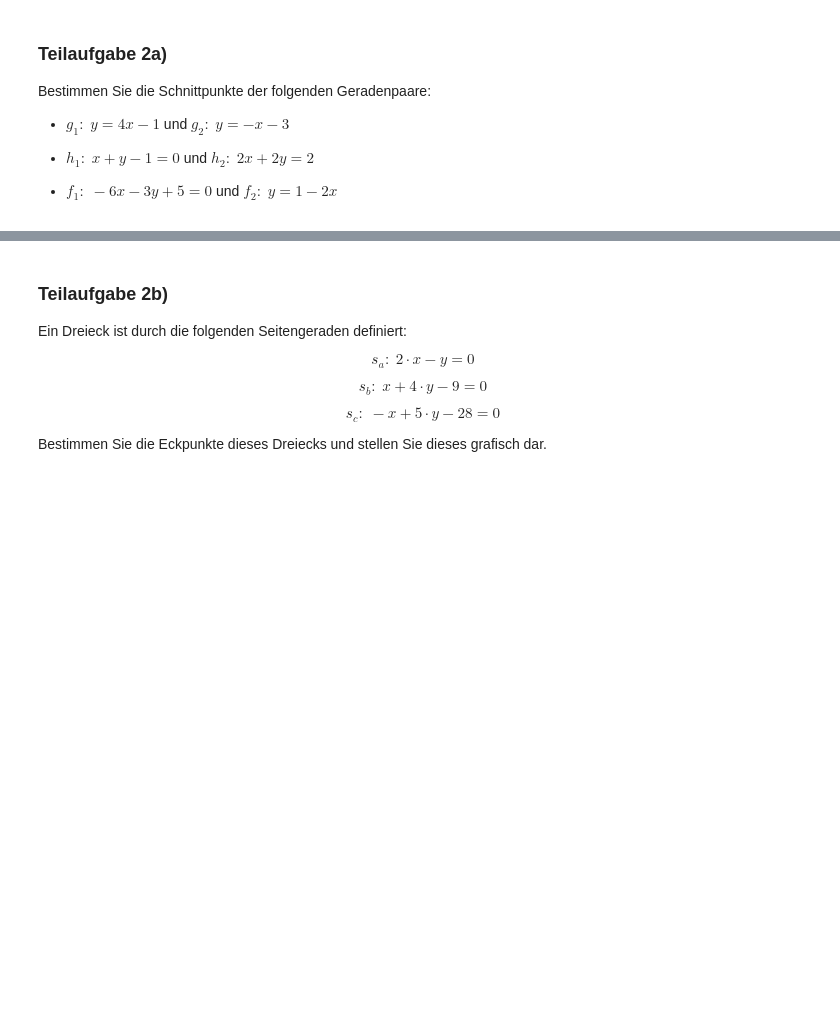
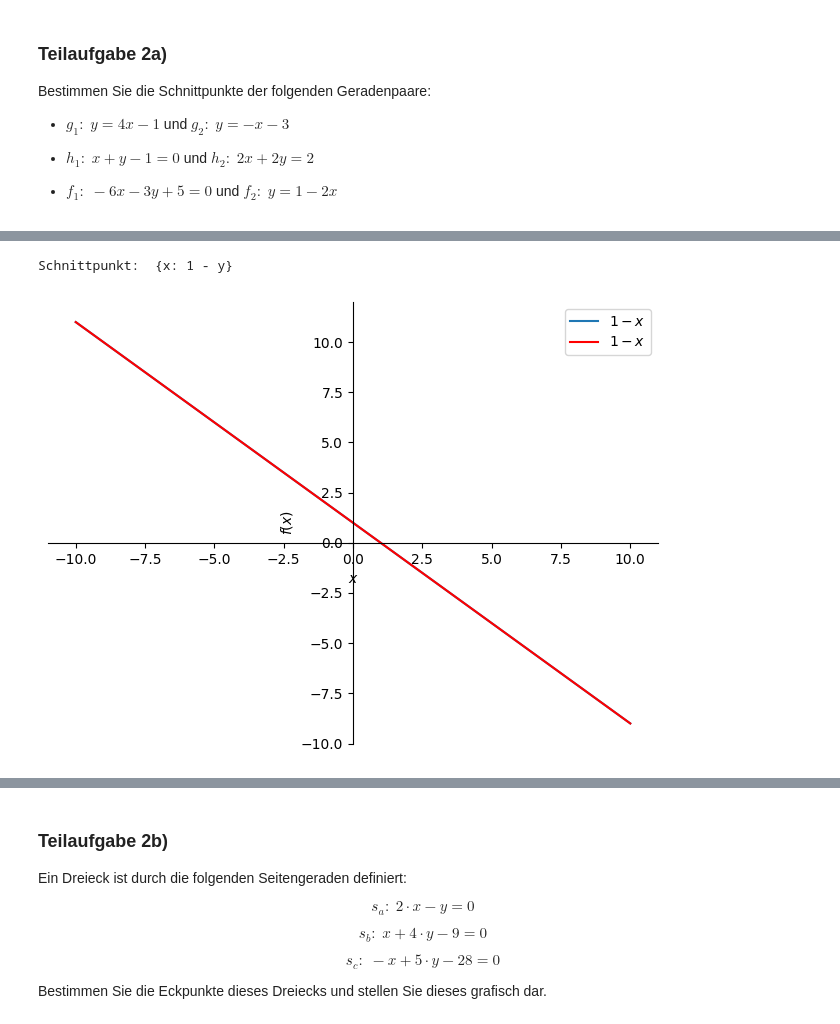
Before and after one commit to noaahh/fhnw-ds-math-1da, a Jupyter notebook: gla/MC/mc3_gla_hs2022.ipynb, the cells around one changed output, grey strips where cells are left out. Cells and saved outputs as stored; diff of their text form; code cells hidden in the pictures; blank space fills up the shorter version.

```diff
--- a/gla/MC/mc3_gla_hs2022.ipynb
+++ b/gla/MC/mc3_gla_hs2022.ipynb
@@ -152,0 +160,6 @@ Bestimmen Sie die Schnittpunkte der folgenden Geradenpaare:
+# %%
+# IHR CODE
+find_intersection([x+y-1, 2*x+2*y-2])
+# %% [output]
+Schnittpunkt:  {x: 1 - y}
+[figure, added]
```
Also changed, not shown: parts of 30 cells of this notebook.
